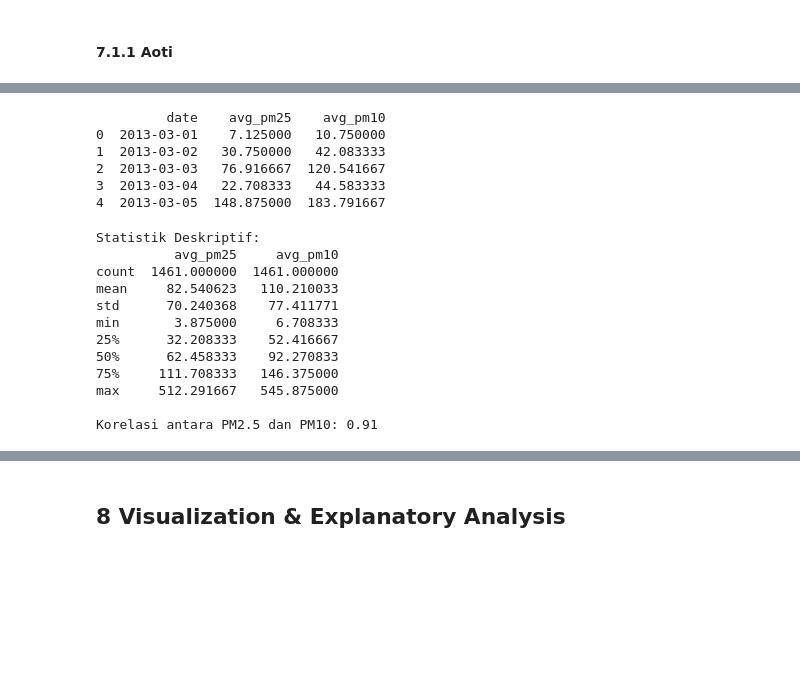
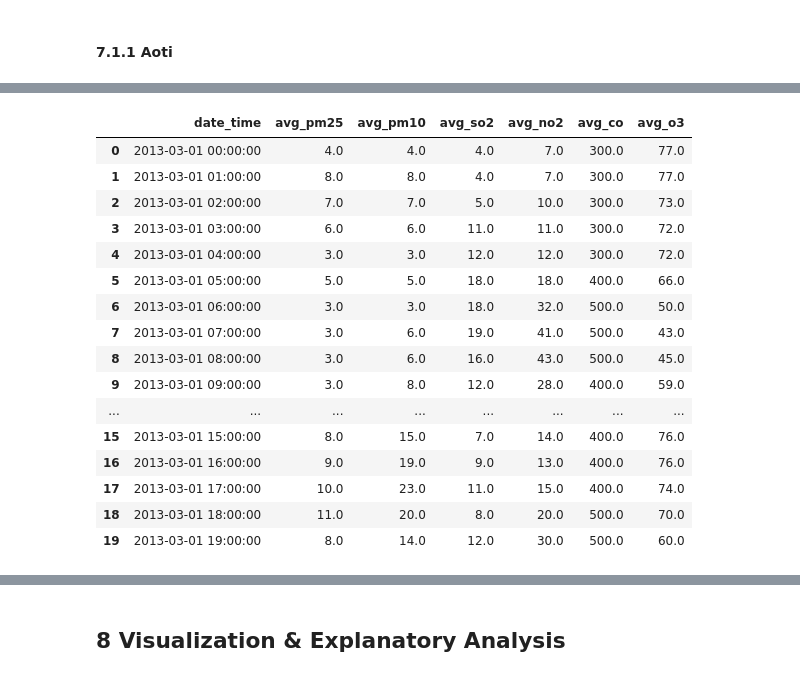
Before and after one commit to Wlnfadhil/Analisa-Data-Air-Quality-Control, a Jupyter notebook: submission/notebook.ipynb, the cells around one changed output, grey strips where cells are left out. Cells and saved outputs as stored; diff of their text form; code cells hidden in the pictures; blank space fills up the shorter version.

```diff
--- a/submission/notebook.ipynb
+++ b/submission/notebook.ipynb
@@ -688,30 +666,0 @@ plt.show()
-# %%
-print(daily_avg.head())
-# %% [output]
-         date    avg_pm25    avg_pm10
-0  2013-03-01    7.125000   10.750000
-1  2013-03-02   30.750000   42.083333
-2  2013-03-03   76.916667  120.541667
-3  2013-03-04   22.708333   44.583333
-4  2013-03-05  148.875000  183.791667
-# %%
-# Menghitung statistik deskriptif
-print("\nStatistik Deskriptif:")
-print(daily_avg.describe())
-
-# Menghitung korelasi antara PM2.5 dan PM10
-correlation = daily_avg['avg_pm25'].corr(daily_avg['avg_pm10'])
-print(f"\nKorelasi antara PM2.5 dan PM10: {correlation:.2f}")
-# %% [output]
-Statistik Deskriptif:
-          avg_pm25     avg_pm10
-count  1461.000000  1461.000000
-mean     82.540623   110.210033
-std      70.240368    77.411771
-min       3.875000     6.708333
-25%      32.208333    52.416667
-50%      62.458333    92.270833
-75%     111.708333   146.375000
-max     512.291667   545.875000
-
-Korelasi antara PM2.5 dan PM10: 0.91
@@ -717,0 +670,49 @@ Korelasi antara PM2.5 dan PM10: 0.91
+# %%
+query = '''
+SELECT
+    year,
+    month,
+    day,
+    hour,
+    AVG("PM2.5") as avg_pm25,
+    AVG("PM10") as avg_pm10,
+    AVG("SO2") as avg_so2,
+    AVG("NO2") as avg_no2,
+    AVG("CO") as avg_co,
+    AVG("O3") as avg_o3
+FROM
+    aotizhongxin_df
+WHERE
+    year = 2013 AND month = 3 AND day = 1 AND hour BETWEEN 0 AND 19
+GROUP BY
+    year, month, day, hour
+ORDER BY
+    year, month, day, hour;
+'''
+
+# Eksekusi query
+partikulasi_polusi_harian = psql.sqldf(query, globals())
+
+# Membuat kolom `date_time` dari `year`, `month`, `day`, dan `hour`
+partikulasi_polusi_harian['date_time'] = pd.to_datetime(partikulasi_polusi_harian[['year', 'month', 'day', 'hour']])
+
+# Menampilkan hasil dengan kolom `date_time`
+partikulasi_polusi_harian[['date_time', 'avg_pm25', 'avg_pm10', 'avg_so2', 'avg_no2', 'avg_co', 'avg_o3']]
+# %% [output]
+|  | date_time | avg_pm25 | avg_pm10 | avg_so2 | avg_no2 | avg_co | avg_o3 |
+| 0 | 2013-03-01 00:00:00 | 4.0 | 4.0 | 4.0 | 7.0 | 300.0 | 77.0 |
+| 1 | 2013-03-01 01:00:00 | 8.0 | 8.0 | 4.0 | 7.0 | 300.0 | 77.0 |
+| 2 | 2013-03-01 02:00:00 | 7.0 | 7.0 | 5.0 | 10.0 | 300.0 | 73.0 |
+| 3 | 2013-03-01 03:00:00 | 6.0 | 6.0 | 11.0 | 11.0 | 300.0 | 72.0 |
+| 4 | 2013-03-01 04:00:00 | 3.0 | 3.0 | 12.0 | 12.0 | 300.0 | 72.0 |
+| 5 | 2013-03-01 05:00:00 | 5.0 | 5.0 | 18.0 | 18.0 | 400.0 | 66.0 |
+| 6 | 2013-03-01 06:00:00 | 3.0 | 3.0 | 18.0 | 32.0 | 500.0 | 50.0 |
+| 7 | 2013-03-01 07:00:00 | 3.0 | 6.0 | 19.0 | 41.0 | 500.0 | 43.0 |
+| 8 | 2013-03-01 08:00:00 | 3.0 | 6.0 | 16.0 | 43.0 | 500.0 | 45.0 |
+| 9 | 2013-03-01 09:00:00 | 3.0 | 8.0 | 12.0 | 28.0 | 400.0 | 59.0 |
+| ... | ... | ... | ... | ... | ... | ... | ... |
+| 15 | 2013-03-01 15:00:00 | 8.0 | 15.0 | 7.0 | 14.0 | 400.0 | 76.0 |
+| 16 | 2013-03-01 16:00:00 | 9.0 | 19.0 | 9.0 | 13.0 | 400.0 | 76.0 |
+| 17 | 2013-03-01 17:00:00 | 10.0 | 23.0 | 11.0 | 15.0 | 400.0 | 74.0 |
+| 18 | 2013-03-01 18:00:00 | 11.0 | 20.0 | 8.0 | 20.0 | 500.0 | 70.0 |
+| 19 | 2013-03-01 19:00:00 | 8.0 | 14.0 | 12.0 | 30.0 | 500.0 | 60.0 |
```
Also changed, not shown: parts of 15 cells of this notebook.
